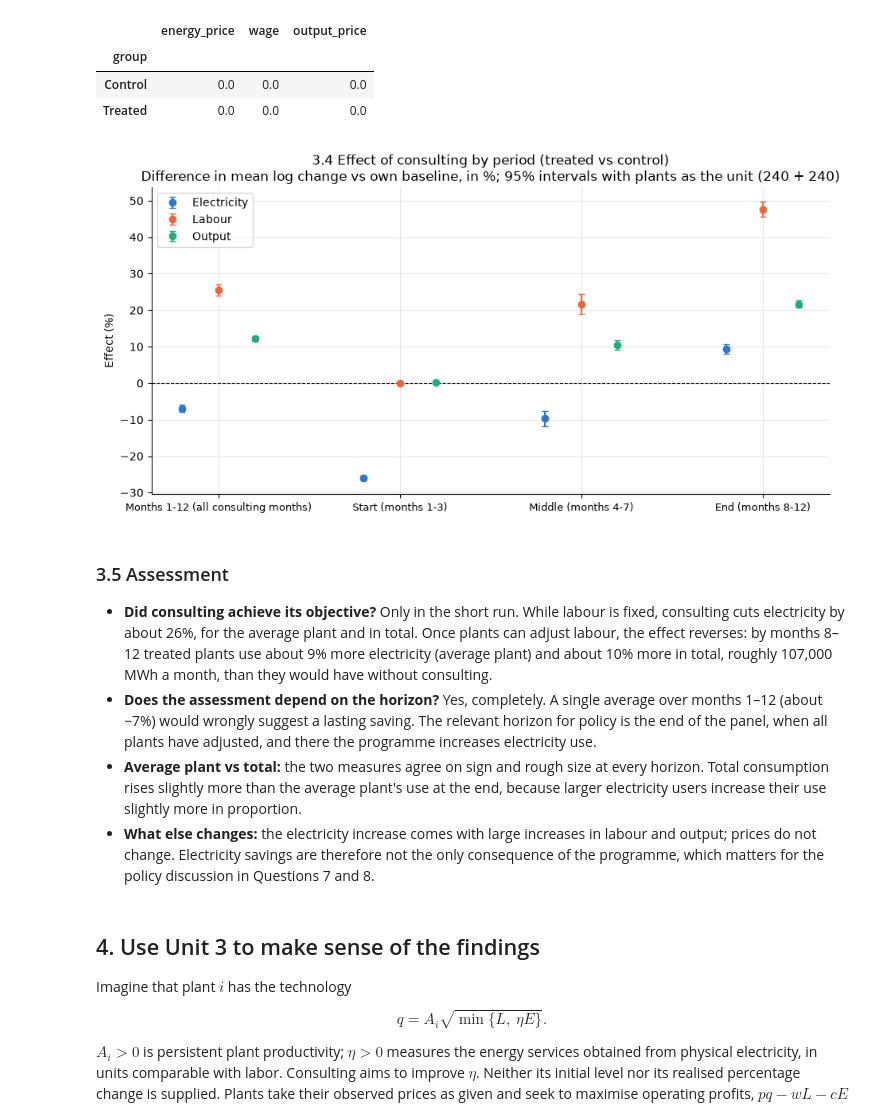
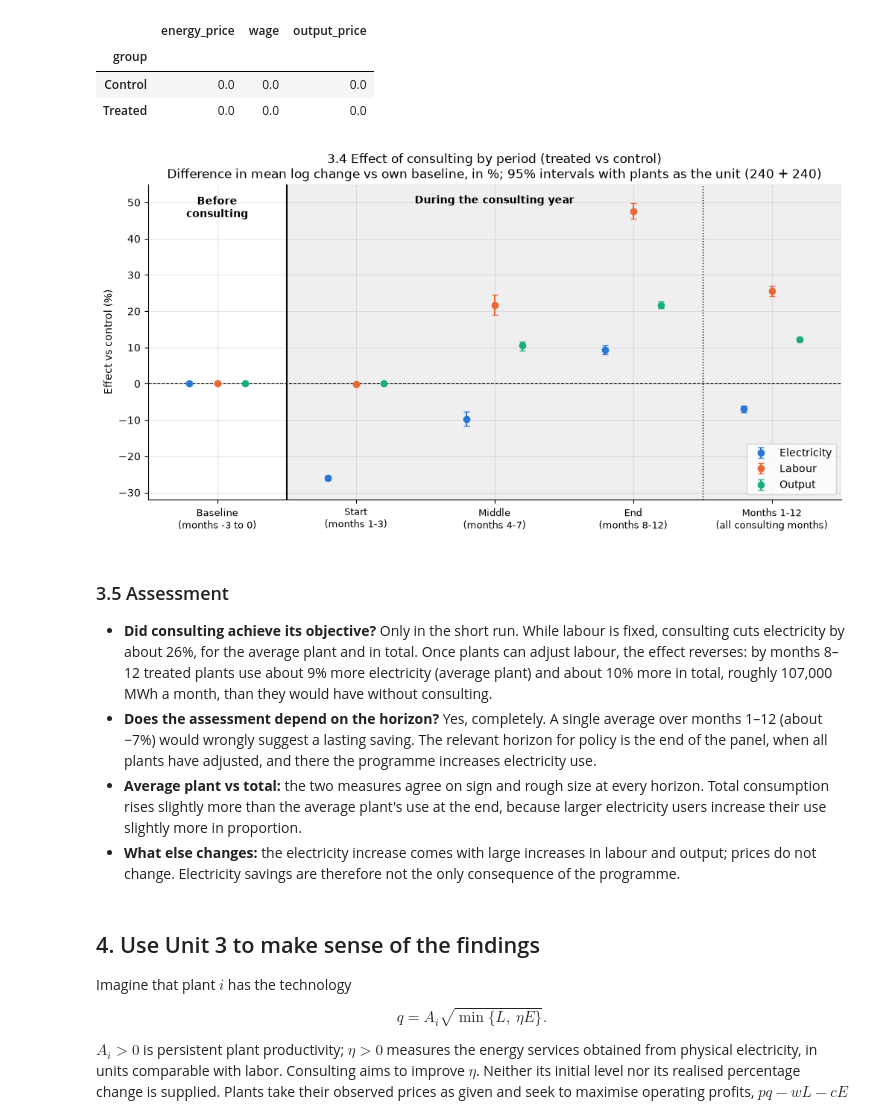
Before and after one commit to xave-markey/hw2_insurance_econ, a Jupyter notebook: assignment2_JL_V2.ipynb, the cells around one changed output. Cells and saved outputs as stored; diff of their text form; code cells hidden in the pictures.

```diff
--- a/assignment2_JL_V2.ipynb
+++ b/assignment2_JL_V2.ipynb
@@ -725,18 +800,6 @@ treated_changes["cost_share_quartile"] = pd.qcut(treated_changes["energy_cost_sh
 
 display(summarise_changes(treated_changes, "sector"))
 display(summarise_changes(treated_changes, "cost_share_quartile"))
-
-fig, ax = plt.subplots(figsize=(9, 5.5))
-for s in sectors:
-    d = treated_changes[treated_changes["sector"] == s]
-    ax.scatter(d["energy_cost_share"], 100 * d["later"], alpha=0.7, s=15, color=sector_colours[s], label=s)
-ax.axhline(0, linestyle="--", color="black", linewidth=0.8)
-ax.set_xlabel("Electricity share of variable costs at baseline")
-ax.set_ylabel("Change in months 8-12 (≈ %)")
-ax.set_title("2.4c Later change in electricity and electricity cost share, treated plants\n"
-             "One point per plant; cost share = cE / (wL + cE) at baseline")
-ax.legend()
-plt.show()
 # %% [output]
 |  | plants | mean_cost_share | initial_change_pct | later_change_pct | share_above_baseline_later |
 | sector |  |  |  |  |  |
@@ -999,32 +1186,48 @@ display(price_range.groupby("group").max())
 # %%
 # 3.4c Effects on electricity, labour and output by period, with 95% intervals
 variable_names = {"electricity": "Electricity", "labor": "Labour", "output": "Output"}
 variable_colours = {"Electricity": "#2a78d6", "Labour": "#eb6834", "Output": "#1baf7a"}
 
-fig, ax = plt.subplots(figsize=(11, 5))
+# Order on the x-axis: baseline, the three consulting periods, then the 12-month average
+order = ["Baseline (months -3 to 0)", "Start (months 1-3)", "Middle (months 4-7)",
+         "End (months 8-12)", "Months 1-12 (all consulting months)"]
+positions = {p: i for i, p in enumerate(order)}
+
+fig, ax = plt.subplots(figsize=(12, 5.5))
+ax.axvspan(0.5, 4.5, color="grey", alpha=0.12)                      # the consulting year
+ax.axvline(0.5, color="black", linewidth=1.5)                         # before | during consulting
+ax.axvline(3.5, color="black", linestyle=":", linewidth=1)            # periods | 12-month average
 ax.axhline(0, linestyle="--", color="black", linewidth=0.8)
+ax.text(0, 52, "Before\nconsulting", ha="center", va="top", fontsize=10, fontweight="bold")
+ax.text(2, 52, "During the consulting year", ha="center", va="top", fontsize=10, fontweight="bold")
+
 for j, (v, label) in enumerate(variable_names.items()):
-    d = did_table[did_table["variable"] == v].sort_values("period")
-    x = np.arange(len(d)) + (j - 1) * 0.2
+    d = did_table[did_table["variable"] == v]
+    x = np.array([positions[str(p)] for p in d["period"]]) + (j - 1) * 0.2
     ax.errorbar(x, d["effect_pct"],
                 yerr=[d["effect_pct"] - d["ci_low_pct"], d["ci_high_pct"] - d["effect_pct"]],
                 fmt="o", capsize=3, color=variable_colours[label], label=label)
-ax.set_xticks(range(len(periods)))
-ax.set_xticklabels(list(periods), fontsize=9)
-ax.set_ylabel("Effect (%)")
+    # Baseline: zero by construction (each plant is compared with its own baseline)
+    ax.plot(0 + (j - 1) * 0.2, 0, "o", color=variable_colours[label])
+
+ax.set_xticks(range(len(order)))
+ax.set_xticklabels([p.replace(" (", "\n(") for p in order], fontsize=9)
+ax.set_xlim(-0.5, 4.5)
+ax.set_ylim(-32, 55)
+ax.set_ylabel("Effect vs control (%)")
 ax.set_title("3.4 Effect of consulting by period (treated vs control)\n"
              "Difference in mean log change vs own baseline, in %; 95% intervals with plants as the unit (240 + 240)")
-ax.legend()
+ax.legend(loc="lower right")
 plt.show()
 # %% [output]
-[figure, old version]
+[figure, new version]
 # %% [markdown]
 ### 3.5 Assessment
 
 * **Did consulting achieve its objective?** Only in the short run. While labour is fixed, consulting cuts electricity by about 26%, for the average plant and in total. Once plants can adjust labour, the effect reverses: by months 8–12 treated plants use about 9% more electricity (average plant) and about 10% more in total, roughly 107,000 MWh a month, than they would have without consulting.
 * **Does the assessment depend on the horizon?** Yes, completely. A single average over months 1–12 (about −7%) would wrongly suggest a lasting saving. The relevant horizon for policy is the end of the panel, when all plants have adjusted, and there the programme increases electricity use.
 * **Average plant vs total:** the two measures agree on sign and rough size at every horizon. Total consumption rises slightly more than the average plant's use at the end, because larger electricity users increase their use slightly more in proportion.
-* **What else changes:** the electricity increase comes with large increases in labour and output; prices do not change. Electricity savings are therefore not the only consequence of the programme, which matters for the policy discussion in Questions 7 and 8.
+* **What else changes:** the electricity increase comes with large increases in labour and output; prices do not change. Electricity savings are therefore not the only consequence of the programme.
 # %% [markdown]
 ## 4. Use Unit 3 to make sense of the findings
 
```
Also changed, not shown: parts of 31 cells of this notebook.
